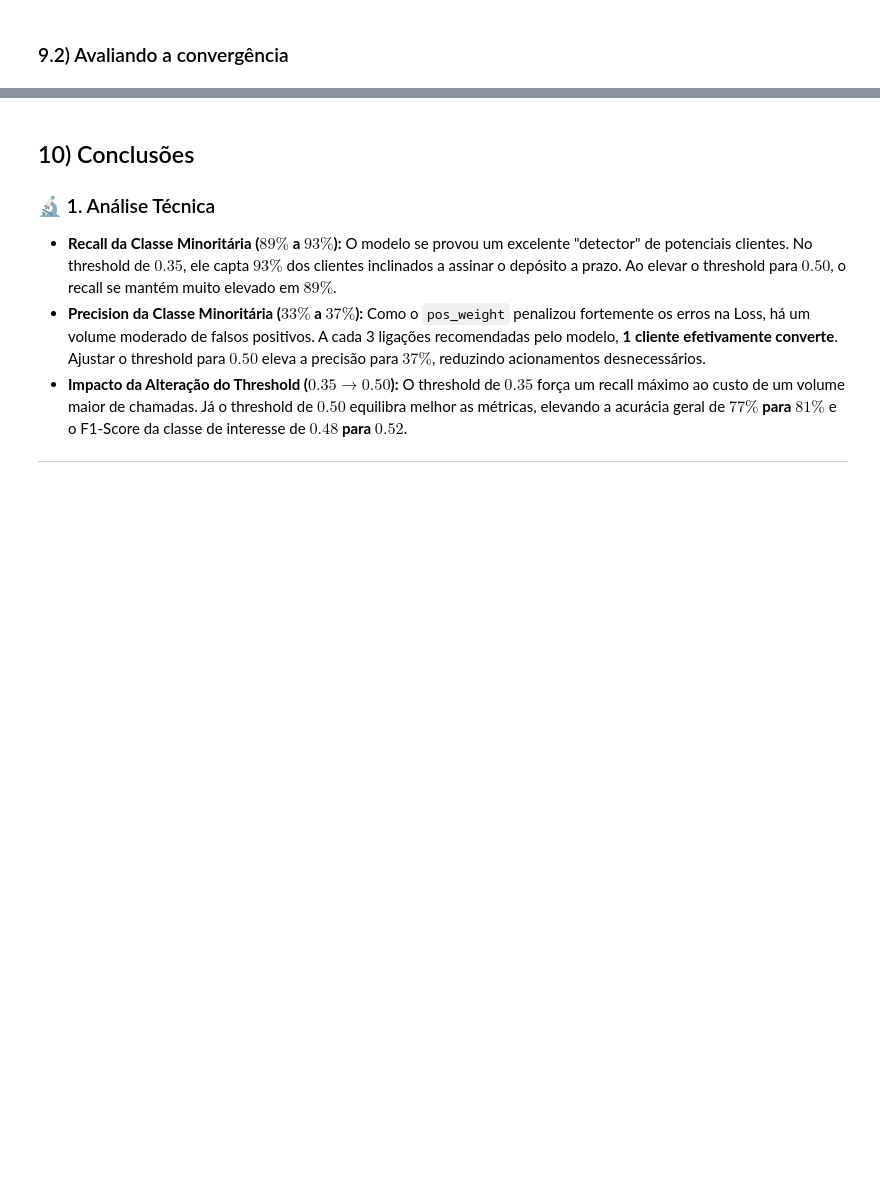
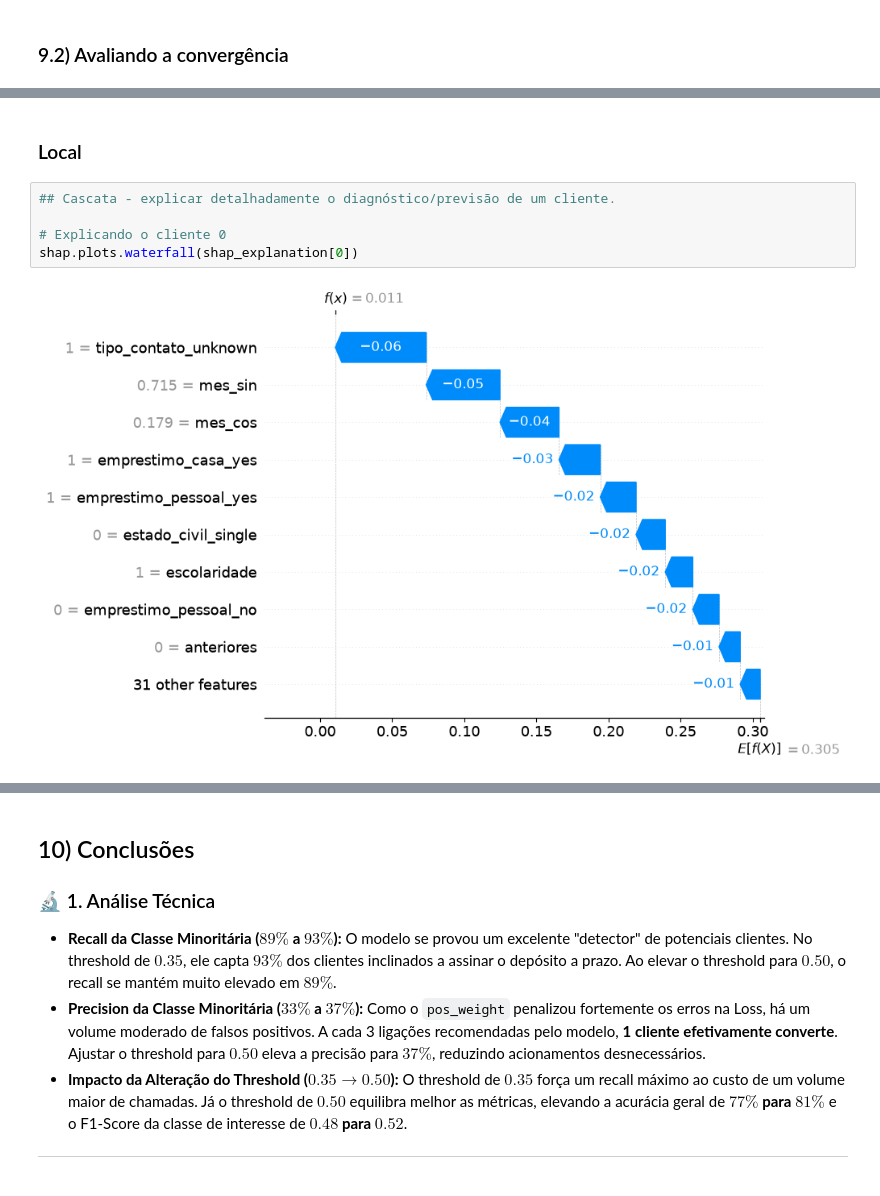
Before and after one commit to gomesalan/Notebooks_Deep_Learning, a Jupyter notebook: Classificação/1_projeto_marketing_depositos.ipynb, the cells around one changed output, grey strips where cells are left out. Drawn from its saved outputs; the diff is of its cells as text; blank space fills up the shorter version.

```diff
--- a/Classificação/1_projeto_marketing_depositos.ipynb
+++ b/Classificação/1_projeto_marketing_depositos.ipynb
@@ -521,0 +627,9 @@ plt.show()
+# %% [markdown]
+### Local
+# %%
+## Cascata - explicar detalhadamente o diagnóstico/previsão de um cliente.
+
+# Explicando o cliente 0
+shap.plots.waterfall(shap_explanation[0])
+# %% [output]
+[figure, added]
```
Also changed, not shown: parts of 10 cells of this notebook, 1 other file.
